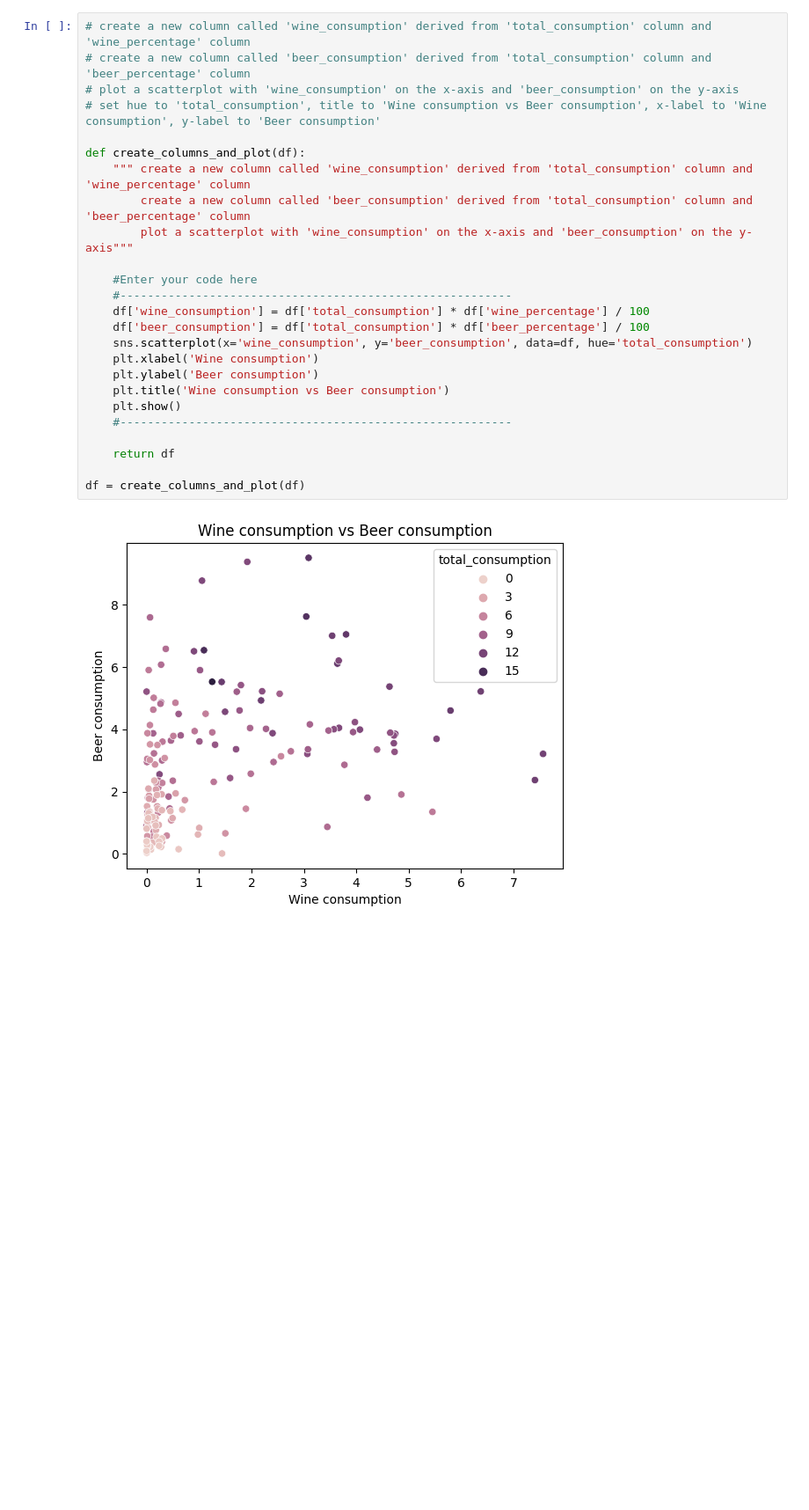
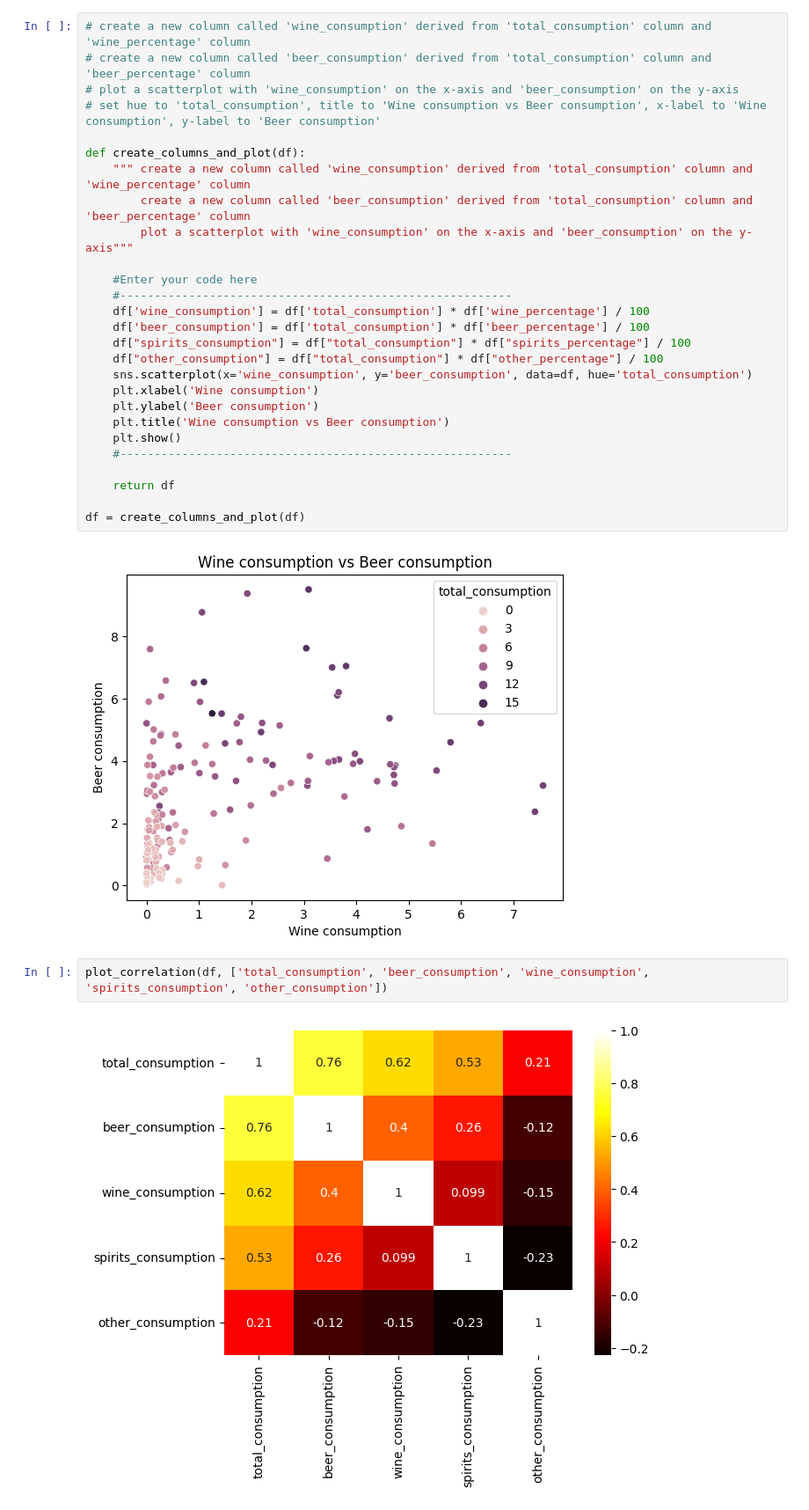
Before and after one commit to anjalisadanandanp/my_notebooks_, a Jupyter notebook: pandas/assignment_01.ipynb, the cells around one changed output. Shown: that part at 88% size. Saved outputs shown, nothing was run; the diff lists cells and outputs as text; blank space fills up the shorter version.

```diff
--- a/pandas/assignment_01.ipynb
+++ b/pandas/assignment_01.ipynb
@@ -157,6 +157,8 @@ def create_columns_and_plot(df):
     #---------------------------------------------------------
     df['wine_consumption'] = df['total_consumption'] * df['wine_percentage'] / 100
     df['beer_consumption'] = df['total_consumption'] * df['beer_percentage'] / 100
+    df["spirits_consumption"] = df["total_consumption"] * df["spirits_percentage"] / 100
+    df["other_consumption"] = df["total_consumption"] * df["other_percentage"] / 100
     sns.scatterplot(x='wine_consumption', y='beer_consumption', data=df, hue='total_consumption')
     plt.xlabel('Wine consumption')
     plt.ylabel('Beer consumption')
@@ -169,3 +171,7 @@ def create_columns_and_plot(df):
 df = create_columns_and_plot(df)
 # %% [output]
 [figure]
+# %%
+plot_correlation(df, ['total_consumption', 'beer_consumption', 'wine_consumption', 'spirits_consumption', 'other_consumption'])
+# %% [output]
+[figure, added]
```
Also changed, not shown: parts of 2 cells of this notebook, 11 other files.
